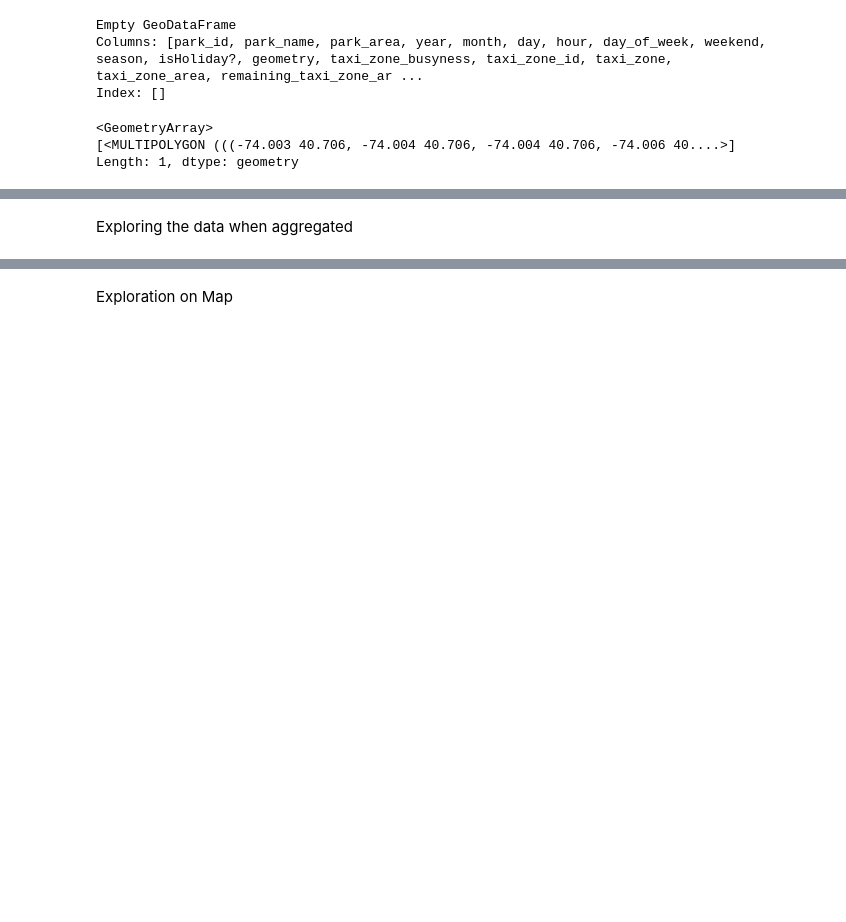
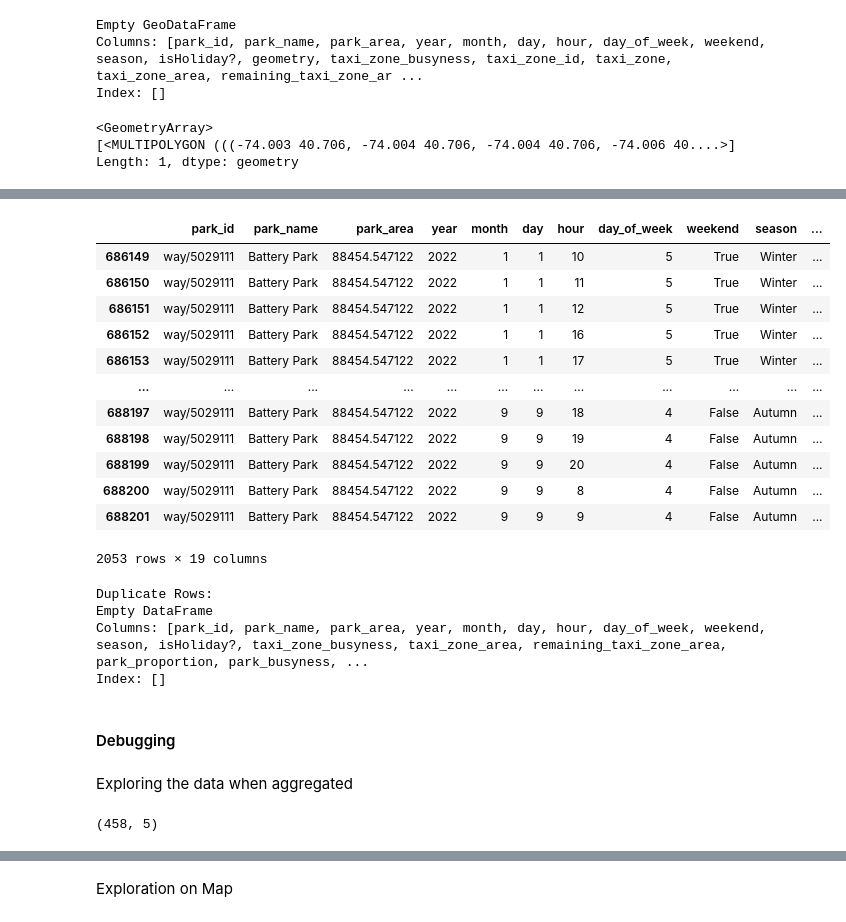
Before and after one commit to shalineraghupathy/comp47360, a Jupyter notebook: Data_cleaning/mapping/mapping_park_taxi_full.ipynb, the cells around one changed output, grey strips where cells are left out. Saved outputs shown, nothing was run; the diff lists cells and outputs as text; code cells hidden in the pictures; blank space fills up the shorter version.

```diff
--- a/Data_cleaning/mapping/mapping_park_taxi_full.ipynb
+++ b/Data_cleaning/mapping/mapping_park_taxi_full.ipynb
@@ -332,0 +436,8 @@ parks_with_zones_dissolved= parks_with_zones_dissolved.reset_index()
+# %%
+# Apply union_geometry to each group and combine results
+dissolved_and_unioned = grouped['geometry'].apply(lambda geom: union_geometry(geom))
+# %%
+dissolved_and_unioned_df = dissolved_and_unioned.reset_index()
+# %%
+# Merge the unified geometries back with the dissolved DataFrame
+parks_with_zones_dissolved = parks_with_zones_dissolved.drop(columns='geometry').merge(dissolved_and_unioned_df, on=['park_id', 'park_name'])
@@ -351,0 +486,3 @@ parks_with_zones_dissolved['taxi_zones']=parks_with_zones_filtered.groupby(['par
+# %%
+parks_with_zones_dissolved=parks_with_zones_dissolved.drop(['taxi_zone','taxi_zone_id'], axis=1)
+parks_with_zones_dissolved
@@ -511,3 +580,33 @@ parks_with_zones_id
+# %%
+testing1= parks_with_zones_dissolved[parks_with_zones_dissolved['park_name'] == 'Battery Park']
+testing1
+# %% [output]
+|  | park_id | park_name | park_area | year | month | day | hour | day_of_week | weekend | season | ... |
+| 686149 | way/5029111 | Battery Park | 88454.547122 | 2022 | 1 | 1 | 10 | 5 | True | Winter | ... |
+| 686150 | way/5029111 | Battery Park | 88454.547122 | 2022 | 1 | 1 | 11 | 5 | True | Winter | ... |
+| 686151 | way/5029111 | Battery Park | 88454.547122 | 2022 | 1 | 1 | 12 | 5 | True | Winter | ... |
+| 686152 | way/5029111 | Battery Park | 88454.547122 | 2022 | 1 | 1 | 16 | 5 | True | Winter | ... |
+| 686153 | way/5029111 | Battery Park | 88454.547122 | 2022 | 1 | 1 | 17 | 5 | True | Winter | ... |
+| ... | ... | ... | ... | ... | ... | ... | ... | ... | ... | ... | ... |
+| 688197 | way/5029111 | Battery Park | 88454.547122 | 2022 | 9 | 9 | 18 | 4 | False | Autumn | ... |
+| 688198 | way/5029111 | Battery Park | 88454.547122 | 2022 | 9 | 9 | 19 | 4 | False | Autumn | ... |
+| 688199 | way/5029111 | Battery Park | 88454.547122 | 2022 | 9 | 9 | 20 | 4 | False | Autumn | ... |
+| 688200 | way/5029111 | Battery Park | 88454.547122 | 2022 | 9 | 9 | 8 | 4 | False | Autumn | ... |
+| 688201 | way/5029111 | Battery Park | 88454.547122 | 2022 | 9 | 9 | 9 | 4 | False | Autumn | ... |
+2053 rows × 19 columns
+# %%
+duplicated_rows = parks_with_zones_dissolved[parks_with_zones_dissolved.duplicated()]
+
+#display duplicate rows
+print("Duplicate Rows:")
+print(duplicated_rows)
+# %% [output]
+Duplicate Rows:
+Empty DataFrame
+Columns: [park_id, park_name, park_area, year, month, day, hour, day_of_week, weekend, season, isHoliday?, taxi_zone_busyness, taxi_zone_area, remaining_taxi_zone_area, park_proportion, park_busyness, ...
+Index: []
+# %% [markdown]
+#### Debugging
 # %% [markdown]
 Exploring the data when aggregated
 # %%
@@ -514,0 +614,4 @@ park_busyness_details= parks_with_zones_dissolved_2.groupby(['park_id','park_nam
+# %%
+park_busyness_details.shape
+# %% [output]
+(458, 5)
```
Also changed, not shown: parts of 54 cells of this notebook.
